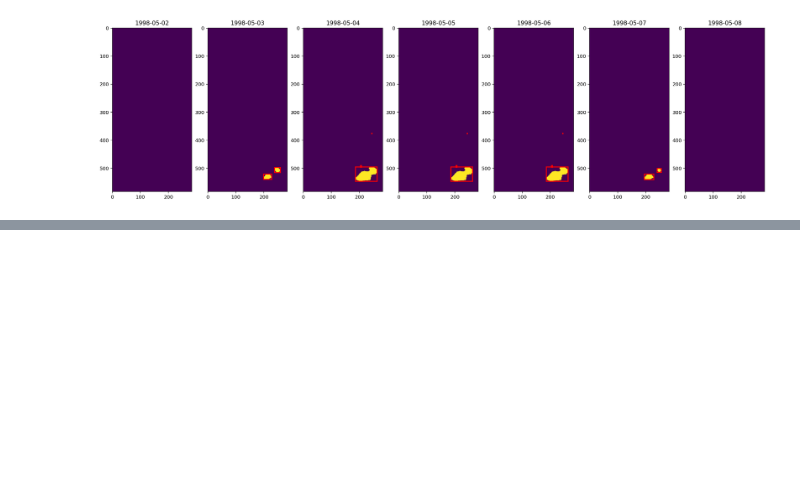
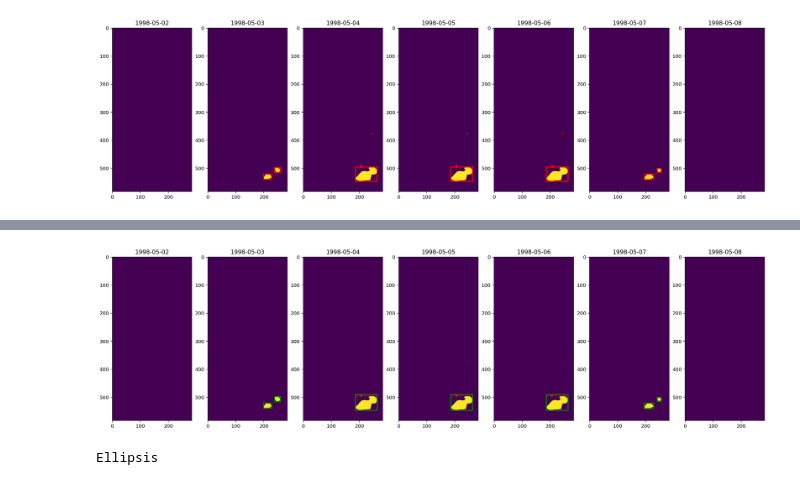
Before and after one commit to KorayKinik/heat-extremes-CMIP6, a Jupyter notebook: koray/Untitled4.ipynb, the cells around one changed output, grey strips where cells are left out. Cells and saved outputs as stored; diff of their text form; code cells hidden in the pictures; blank space fills up the shorter version.

Commit message:
added new func to merge overlapping heat-extreme windows (in 2d only, so far).

```diff
--- a/koray/Untitled4.ipynb
+++ b/koray/Untitled4.ipynb
@@ -65,22 +66,21 @@ for i, idx in enumerate(t_indexes):
 # runs for a single time slice (day)
 # later, we will find a way to fuse these boundary bozes in time axis (3rd dimension)
 # to find our objective: 'heat events' in 3d,
-# defined by ((x1,y1),(x2,y2),(x3,y3),(x4,y4),(t1,t2)) 3d slices
+# defined by ((x1,y1),(x2,y2),(t1,t2)) 3d slices
+# OpenCV Contours Hierarchy documentation:
+# https://vovkos.github.io/doxyrest-showcase/opencv/sphinxdoc/page_tutorial_py_contours_hierarchy.html#doxid-d9-d8b-tutorial-py-contours-hierarchy
 
 # !pip install opencv-python-headless
 import cv2
 from matplotlib.patches import Rectangle
 from typing import List, Tuple
 
-def draw_boxes(arr2d: np.array) -> List[Tuple[int,int,int,int]]:
+def bounding_boxes(arr2d: np.array) -> List[tuple]:
 
     H = arr2d.astype(np.uint8)
-    _, thresh = cv2.threshold(H, 0, 1, 0)
-    contours = cv2.findContours(thresh, cv2.RETR_TREE, cv2.CHAIN_APPROX_SIMPLE)
-    contours = contours[0] if len(contours) == 2 else contours[1]
-
+    ret, thresh = cv2.threshold(H, 0, 1, 0, cv2.THRESH_BINARY)
+    contours, hier = cv2.findContours(thresh, cv2.RETR_EXTERNAL, cv2.CHAIN_APPROX_SIMPLE)
     corners = [cv2.boundingRect(c) for c in contours]
-
     return corners
 
 
@@ -94,7 +94,7 @@ for i, idx in enumerate(t_indexes):
     ax.imshow(arr2d, interpolation='none')
     ax.set_title(dr[idx])
 
-    corners = draw_boxes(arr2d)
+    corners = bounding_boxes(arr2d)
     for c in corners:
         x,y,w,h = c
         rect = Rectangle((x, y), w, h, color='red', fill=False, linewidth=2)
@@ -134,0 +156,36 @@ for i, idx in enumerate(t_indexes):
+# %%
+################################
+# apply the functions above to the row-windows openCV found:
+################################
+
+fig, axs = plt.subplots(1, len(t_indexes), figsize=(24,12))
+
+for i, idx in enumerate(t_indexes):
+
+    arr2d = arr3d[idx,:,:]
+
+    ax = axs.ravel()[i]
+    ax.imshow(arr2d, interpolation='none')
+    ax.set_title(dr[idx])
+
+    corners = bounding_boxes(arr2d)
+    for c in corners:
+        x,y,w,h = c
+        rect = Rectangle((x, y), w, h, color='red', fill=False, linewidth=1)
+        ax.add_patch(rect)
+    corners2 = collapse(filter_tiny_ones(corners))
+
+    for c in corners2:
+        x,y,w,h = c
+        rect = Rectangle((x, y), w, h, color='green', fill=False, linewidth=2)
+        ax.add_patch(rect)
+# %% [output]
+[figure, added]
+# %%
+################################
+# Next: merge these 2d-merged windows, this time in'time' axis
+################################
+
+...
+# %% [output]
+Ellipsis
```
Also changed, not shown: parts of 5 cells of this notebook.
